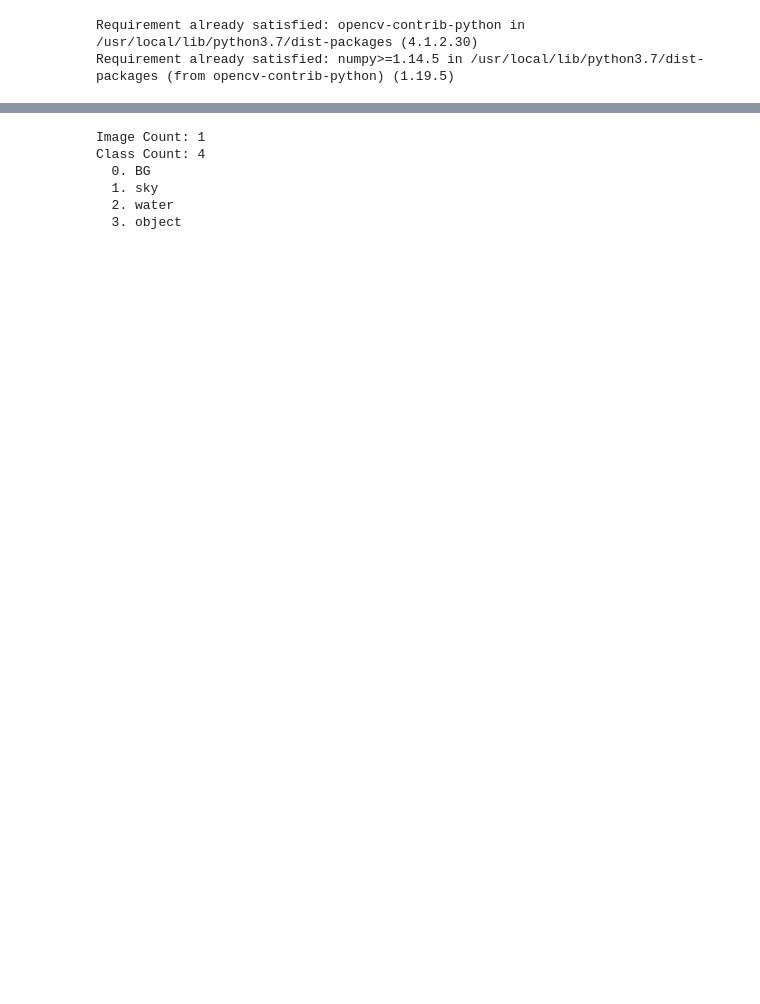
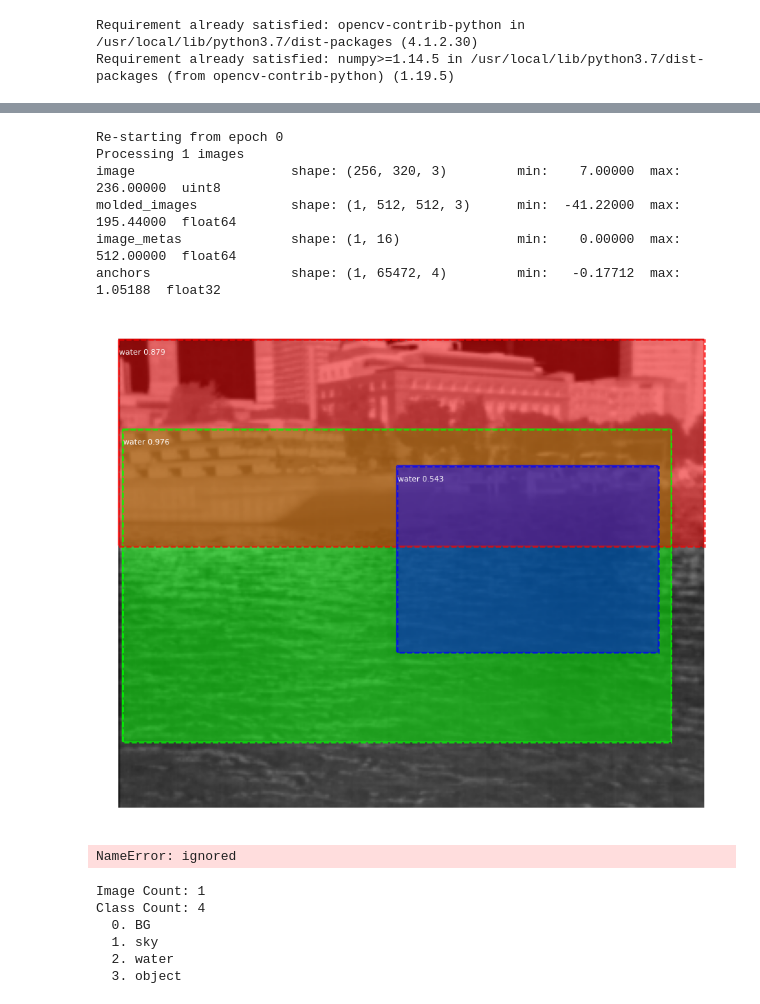
Before and after one commit to ssnirgudkar/UNet, a Jupyter notebook: maskr_cnn_training_sample.ipynb, the cells around one changed output, grey strips where cells are left out. Drawn from its saved outputs; the diff is of its cells as text; code cells hidden in the pictures; blank space fills up the shorter version.

```diff
--- a/maskr_cnn_training_sample.ipynb
+++ b/maskr_cnn_training_sample.ipynb
@@ -74,7 +70,7 @@ from mrcnn import model as modellib
 from mrcnn import visualize
 # %%
 # Path to trained weights file
-COCO_WEIGHTS_PATH = "/content/Mask_RCNN/samples/ir/mask_rcnn_coco.h5"
+COCO_WEIGHTS_PATH = "/content/drive/MyDrive/Models/mask_rcnn_coco.h5"
 
 # Directory to save logs and model checkpoints, if not provided
 # through the command line argument --logs
@@ -82,12 +78,12 @@ DEFAULT_LOGS_DIR = "/content/Mask_RCNN/samples/ir"
 
 # Results directory
 # Save submission files here
-RESULTS_DIR = "/content/Mask_RCNN/samples/ir/results/"
+RESULTS_DIR = "/content/drive/MyDrive/mask-r-cnn-3-classes-dataset/results"
 
 # The dataset doesn't have a standard train/val split, so I picked
 # a variety of images to surve as a validation set.
 VAL_IMAGE_IDS = [
-    "1571161450"]
+    "1622943528.194705.png"]
 # %%
 ############################################################
 #  Configurations
@@ -107,7 +103,7 @@ class NucleusConfig(Config):
     # Number of training and validation steps per epoch
     #STEPS_PER_EPOCH = (657 - len(VAL_IMAGE_IDS)) // IMAGES_PER_GPU
     STEPS_PER_EPOCH = (2 - len(VAL_IMAGE_IDS)) // IMAGES_PER_GPU
-    #VALIDATION_STEPS = max(1, len(VAL_IMAGE_IDS) // IMAGES_PER_GPU)
+    VALIDATION_STEPS = max(1, len(VAL_IMAGE_IDS) // IMAGES_PER_GPU)
 
     # Don't exclude based on confidence. Since we have two classes
     # then 0.5 is the minimum anyway as it picks between nucleus and BG
@@ -326,3 +368,56 @@ Epoch 1/1
+# %%
+from mrcnn.visualize import display_instances
+from mrcnn.config import Config
+from mrcnn.model import MaskRCNN
+
+model = modellib.MaskRCNN(mode="inference", model_dir='/content/Mask_RCNN/samples/ir', config=config)
+
+model.load_weights('/content/Mask_RCNN/samples/ir/nucleus20210802T0959/mask_rcnn_nucleus_0000.h5', by_name=True)
+
+
+#img = load_img('/content/drive/MyDrive/mask-r-cnn-3-classes-dataset/images/1571161601.714305.png')
+#img = img_to_array(img)
+image = skimage.io.imread('/content/drive/MyDrive/mask-r-cnn-3-classes-dataset/images/1571161601.714305.png')
+
+class_names = ['sky', 'water', 'obstacle']
+
+# make prediction
+results = model.detect([image], verbose=1)
+# get dictionary for first prediction
+r = results[0]
+# show photo with bounding boxes, masks, class labels and scores
+display_instances(image, r['rois'], r['masks'], r['class_ids'], class_names, r['scores'])
+# %% [output]
+Re-starting from epoch 0
+Processing 1 images
+image                    shape: (256, 320, 3)         min:    7.00000  max:  236.00000  uint8
+molded_images            shape: (1, 512, 512, 3)      min:  -41.22000  max:  195.44000  float64
+image_metas              shape: (1, 16)               min:    0.00000  max:  512.00000  float64
+anchors                  shape: (1, 65472, 4)         min:   -0.17712  max:    1.05188  float32
+[figure, added]
+# %%
+class TestConfig(Config):
+     NAME = "test"
+     GPU_COUNT = 1
+     IMAGES_PER_GPU = 1
+     NUM_CLASSES = 1 + 3
+
+# define the model
+rcnn = MaskRCNN(mode='inference', model_dir='./', config=TestConfig())
+# load coco model weights
+rcnn.load_weights('/content/Mask_RCNN/samples/ir/nucleus20210802T0959/mask_rcnn_nucleus_0000.h5', by_name=True)
+#rcnn.load_weights('/content/drive/MyDrive/Models/h5model_unet1-0.h5', by_name=True)
+# load photograph
+img = load_img('/content/drive/MyDrive/mask-r-cnn-3-classes-dataset/images/1571161601.714305.png')
+img = img_to_array(img)
+# make prediction
+results = rcnn.detect([img], verbose=0)
+# get dictionary for first prediction
+r = results[0]
+# show photo with bounding boxes, masks, class labels and scores
+display_instances(img, r['rois'], r['masks'], r['class_ids'], class_names, r['scores'])
+# %% [output]
+NameError: ignored
 # %%
 ############################################################
 #  RLE Encoding
```
Also changed, not shown: parts of 7 cells of this notebook.
